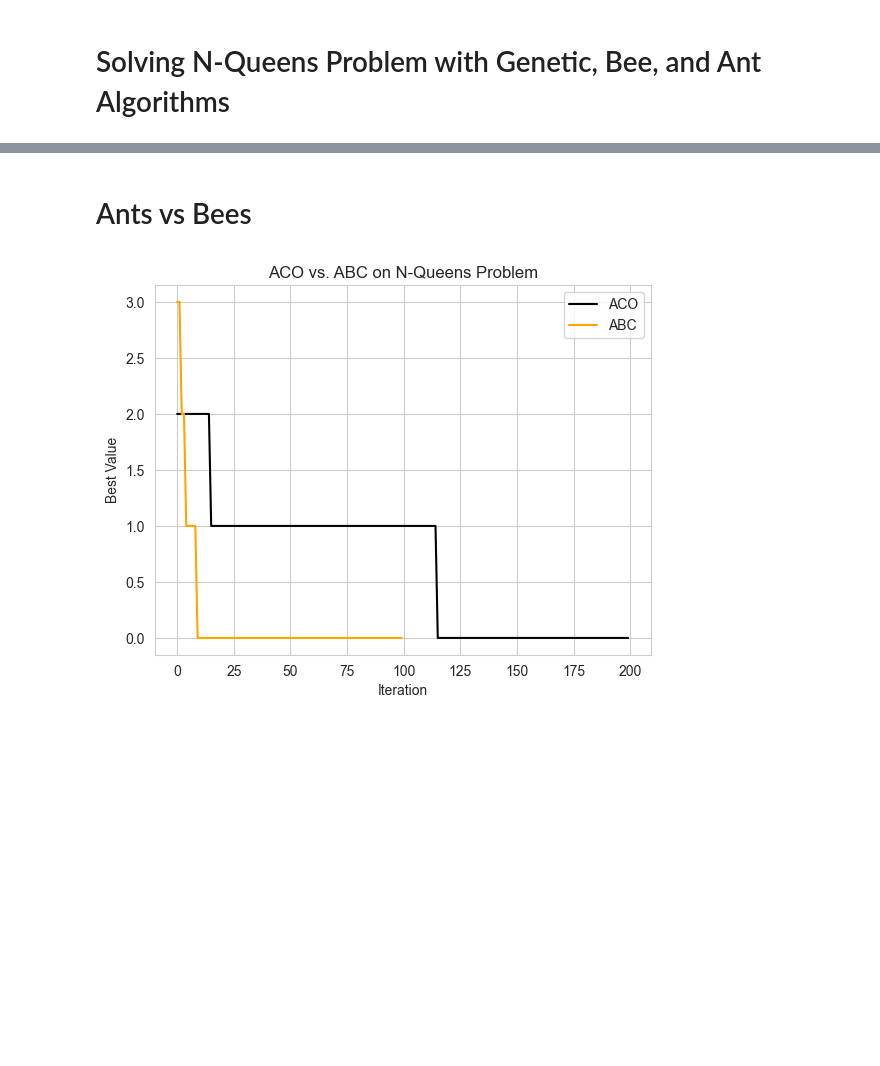
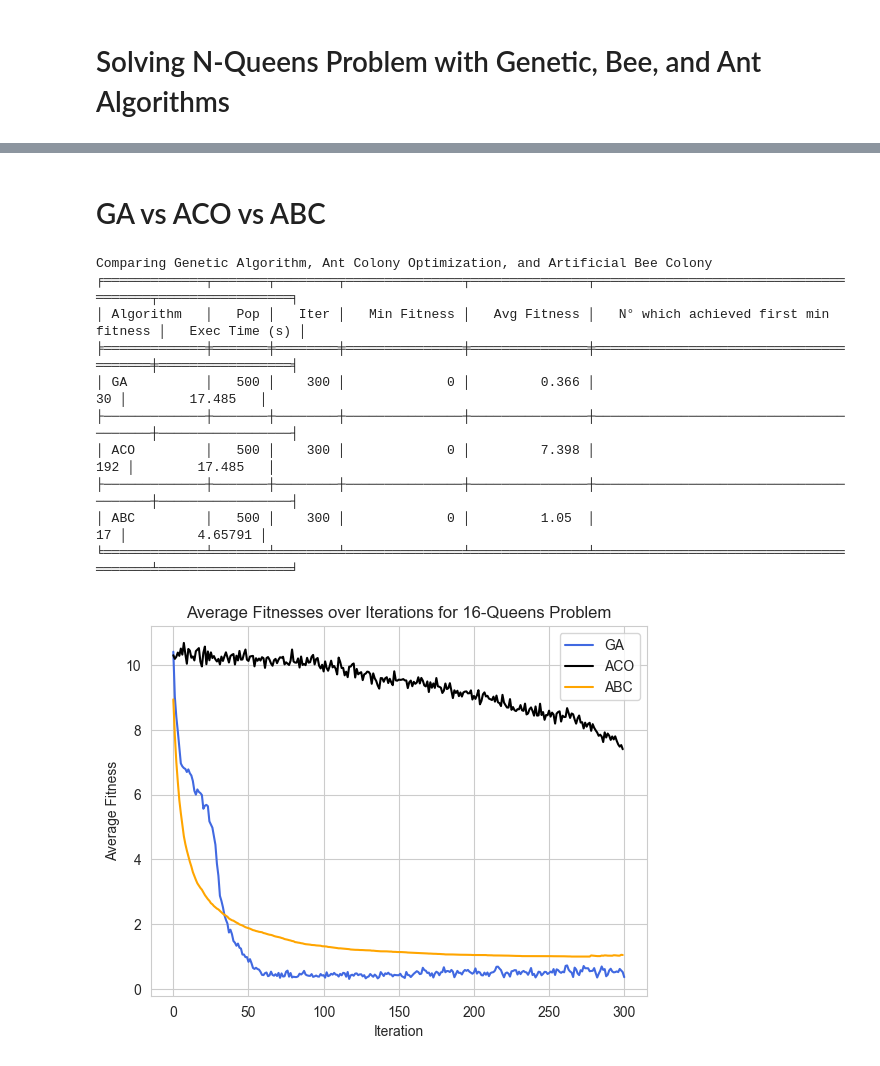
Before and after one commit to mastronardo/Bee-Colony-vs-Ant-Colony, a Jupyter notebook: N-Queens-Problem-with-Genetic-Bee-Ant.ipynb, the cells around one changed output, grey strips where cells are left out. Drawn from its saved outputs; the diff is of its cells as text; code cells hidden in the pictures; blank space fills up the shorter version.

Commit message:
Version 1.3
Visualize statistics

```diff
--- a/N-Queens-Problem-with-Genetic-Bee-Ant.ipynb
+++ b/N-Queens-Problem-with-Genetic-Bee-Ant.ipynb
@@ -16,7 +21,7 @@ NUM_OF_QUEENS = 16
 
 # Genetic Algorithm constants:
 POPULATION_SIZE = 500
-MAX_GENERATIONS = 100
+MAX_GENERATIONS = 300
 HALL_OF_FAME_SIZE = 30
 P_CROSSOVER = 0.9  # probability for crossover
 P_MUTATION = 0.1   # probability for mutating an individual
@@ -192,6 +220,7 @@ def artificial_bee_colony(fitness_evaluator, pop_size: int, max_cycles: int, lim
 # %%
-abc_sol, abc_val, abc_hist = artificial_bee_colony(getViolationsCount, pop_size=POPULATION_SIZE//3, max_cycles=50, limit=MAX_GENERATIONS)
-print("ABC Best Value:", abc_val)
-print("ABC Best Solution", abc_sol)
-plot_chessboard(abc_sol)
+abc_population = POPULATION_SIZE
+abc_iterations = MAX_GENERATIONS
+trials_limit = 700
+abc_sol, abc_val, abc_best_history, abc_mean_history, abc_population_sizeof, abc_execution_times, abc_first_iter_min_fitness = artificial_bee_colony(getViolationsCount, pop_size=abc_population, max_cycles=abc_iterations, limit=trials_limit)
+print("\nABC Best Solution", abc_sol)
 # %% [output]
@@ -265,6 +340,6 @@ def ant_colony_optimization(n_queens: int, fitness_evaluator, pop_size: int, max
 # %%
-aco_sol, aco_val, aco_hist = ant_colony_optimization(NUM_OF_QUEENS, getViolationsCount, pop_size=POPULATION_SIZE*2, max_cycles=MAX_GENERATIONS*2)
-print("ACO best solution:", aco_sol)
-print("ACO best value:", aco_val)
-plot_chessboard(aco_sol)
+aco_population = POPULATION_SIZE
+aco_iterations = MAX_GENERATIONS
+aco_sol, aco_val, aco_best_history, aco_mean_history, aco_population_sizeof, aco_execution_times, aco_first_iter_min_fitness = ant_colony_optimization(NUM_OF_QUEENS, getViolationsCount, pop_size=aco_population, max_cycles=aco_iterations)
+print("\nACO best solution:", aco_sol)
 # %% [output]
@@ -274,13 +384,42 @@ ACO best value: 0
 # %% [markdown]
-# Ants vs Bees
+# GA vs ACO vs ABC
 # %%
+print("Comparing Genetic Algorithm, Ant Colony Optimization, and Artificial Bee Colony")
+
+table = [['Algorithm', 'Pop', 'Iter', 'Min Fitness', 'Avg Fitness', 'N° iter which achieved first min fitness', 'Exec Time (s)'],
+         ['GA', POPULATION_SIZE, MAX_GENERATIONS, minFitnessValues[-1], meanFitnessValues[-1], first_gen_min_fitness, np.sum(execution_times)],
+         ['ACO', aco_population, aco_iterations, aco_best_history[-1], aco_mean_history[-1], aco_first_iter_min_fitness, np.sum(aco_execution_times)],
+         ['ABC', abc_population, abc_iterations, abc_best_history[-1], abc_mean_history[-1], abc_first_iter_min_fitness, np.sum(abc_execution_times)]]
+print(tabulate(table, headers='firstrow', tablefmt='fancy_grid'))
+
 sns.set_style("whitegrid")
-plt.plot(aco_hist, color='black', label='ACO')
-plt.plot(abc_hist, color='orange', label='ABC')
+plt.plot(meanFitnessValues, color='royalblue', label='GA')
+plt.plot(aco_mean_history, color='black', label='ACO')
+plt.plot(abc_mean_history, color='orange', label='ABC')
 plt.xlabel('Iteration')
-plt.ylabel('Best Value')
-plt.title('ACO vs. ABC on N-Queens Problem')
+plt.ylabel('Average Fitness')
+plt.title(f'Average Fitnesses over Iterations for {NUM_OF_QUEENS}-Queens Problem')
 plt.legend()
 plt.show()
+
+sns.set_style("whitegrid")
+plt.plot(minFitnessValues, color='royalblue', label='GA')
+plt.plot(aco_best_history, color='black', label='ACO')
+plt.plot(abc_best_history, color='orange', label='ABC')
+plt.xlabel('Iteration')
+plt.ylabel('Min Fitenss')
+plt.title(f'Min Fitnesses over Iterations for {NUM_OF_QUEENS}-Queens Problem')
+plt.legend()
+plt.show()
 # %% [output]
+Comparing Genetic Algorithm, Ant Colony Optimization, and Artificial Bee Colony
+╒═════════════╤═══════╤════════╤═══════════════╤═══════════════╤═══════════════════════════════════════╤═════════════════╕
+│ Algorithm   │   Pop │   Iter │   Min Fitness │   Avg Fitness │   N° which achieved first min fitness │   Exec Time (s) │
+╞═════════════╪═══════╪════════╪═══════════════╪═══════════════╪═══════════════════════════════════════╪═════════════════╡
+│ GA          │   500 │    300 │             0 │         0.366 │                                    30 │        17.485   │
+├─────────────┼───────┼────────┼───────────────┼───────────────┼───────────────────────────────────────┼─────────────────┤
+│ ACO         │   500 │    300 │             0 │         7.398 │                                   192 │        17.485   │
+├─────────────┼───────┼────────┼───────────────┼───────────────┼───────────────────────────────────────┼─────────────────┤
+│ ABC         │   500 │    300 │             0 │         1.05  │                                    17 │         4.65791 │
+╘═════════════╧═══════╧════════╧═══════════════╧═══════════════╧═══════════════════════════════════════╧═════════════════╛
-[figure, old version]
+[figure, new version]
```
Also changed, not shown: parts of 14 cells of this notebook, 2 other files.
